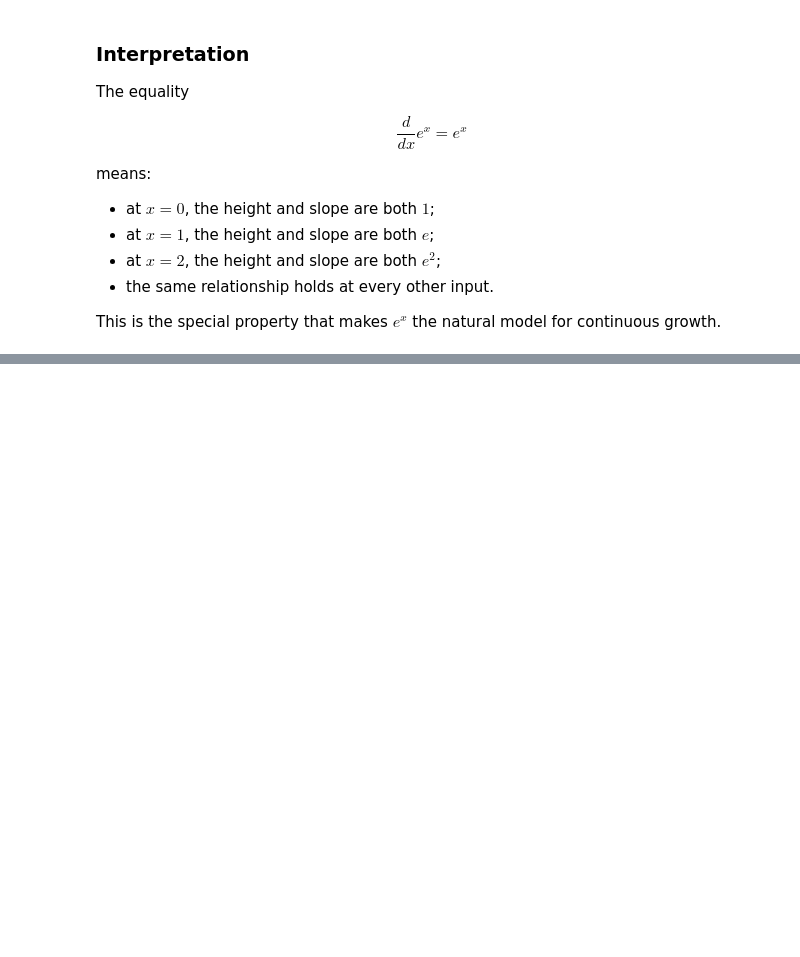
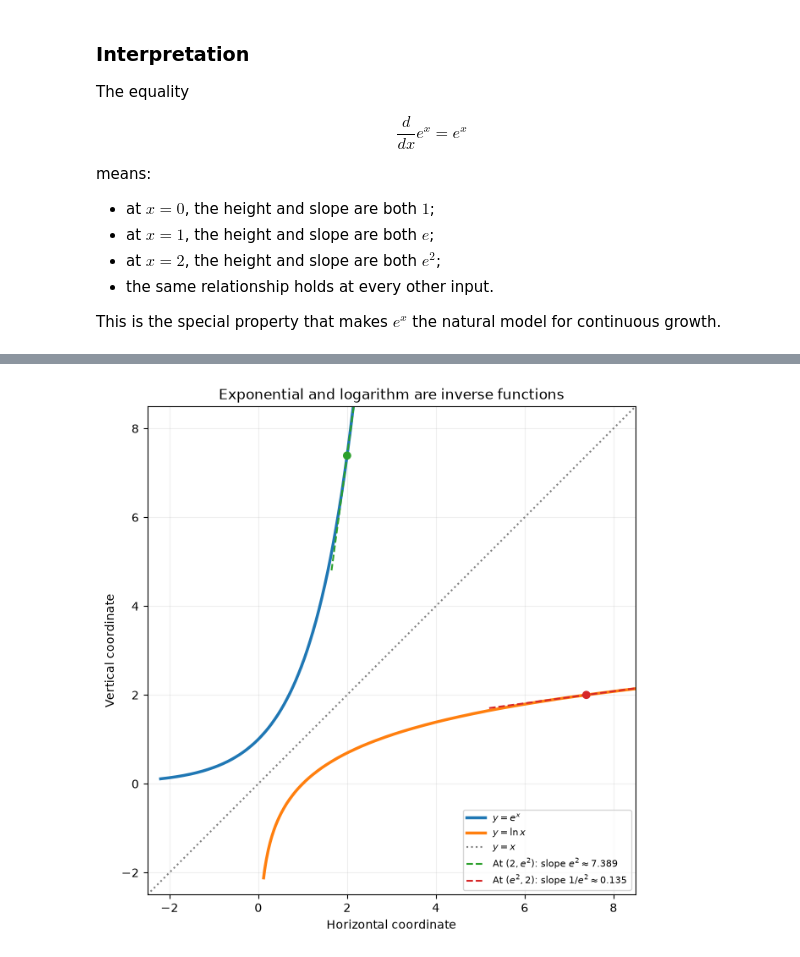
Before and after one commit to majorgilles/mathematics-for-machine-learning-and-data-science, a Jupyter notebook: weeks/c2_w1/01_derivatives_and_optimization.ipynb, the cells around one changed output, grey strips where cells are left out. Cells and saved outputs as stored; diff of their text form; code cells hidden in the pictures; blank space fills up the shorter version.

```diff
--- a/weeks/c2_w1/01_derivatives_and_optimization.ipynb
+++ b/weeks/c2_w1/01_derivatives_and_optimization.ipynb
@@ -2203,0 +2264,46 @@ This is the special property that makes $e^x$ the natural model for continuous g
+# %%
+reflection_exponential_x: np.ndarray = np.linspace(-2.2, 2.15, 400)
+reflection_log_x: np.ndarray = np.linspace(0.12, 8.5, 400)
+reflection_axis: np.ndarray = np.linspace(-2.5, 8.5, 300)
+reflection_point_x: float = 2.0
+reflection_point_y: float = float(np.exp(reflection_point_x))
+forward_tangent_slope: float = reflection_point_y
+inverse_tangent_slope: float = 1.0 / reflection_point_y
+
+fig, ax = plt.subplots(figsize=(7.5, 7.5))
+ax.plot(reflection_exponential_x, np.exp(reflection_exponential_x), color="tab:blue",
+        linewidth=2.5, label="$y=e^x$")
+ax.plot(reflection_log_x, np.log(reflection_log_x), color="tab:orange", linewidth=2.5,
+        label="$y=\\ln x$")
+ax.plot(reflection_axis, reflection_axis, color="gray", linestyle=":", label="$y=x$")
+
+forward_tangent_x: np.ndarray = np.linspace(1.65, 2.35, 100)
+forward_tangent_y: np.ndarray = reflection_point_y + forward_tangent_slope * (
+    forward_tangent_x - reflection_point_x
+)
+ax.plot(forward_tangent_x, forward_tangent_y, color="tab:green", linestyle="--",
+        label=rf"At $(2,e^2)$: slope $e^2\approx{forward_tangent_slope:.3f}$")
+
+inverse_tangent_x: np.ndarray = np.linspace(5.2, 8.5, 100)
+inverse_tangent_y: np.ndarray = reflection_point_x + inverse_tangent_slope * (
+    inverse_tangent_x - reflection_point_y
+)
+ax.plot(inverse_tangent_x, inverse_tangent_y, color="tab:red", linestyle="--",
+        label=rf"At $(e^2,2)$: slope $1/e^2\approx{inverse_tangent_slope:.3f}$")
+
+ax.scatter([reflection_point_x, reflection_point_y],
+           [reflection_point_y, reflection_point_x],
+           color=["tab:green", "tab:red"], zorder=4)
+ax.set(
+    xlabel="Horizontal coordinate",
+    ylabel="Vertical coordinate",
+    title="Exponential and logarithm are inverse functions",
+    xlim=(-2.5, 8.5),
+    ylim=(-2.5, 8.5),
+)
+ax.set_aspect("equal")
+ax.grid(alpha=0.2)
+ax.legend(fontsize=8, loc="lower right")
+plt.show()
+# %% [output]
+[figure, added]
```
Also changed, not shown: parts of 6 cells of this notebook.
